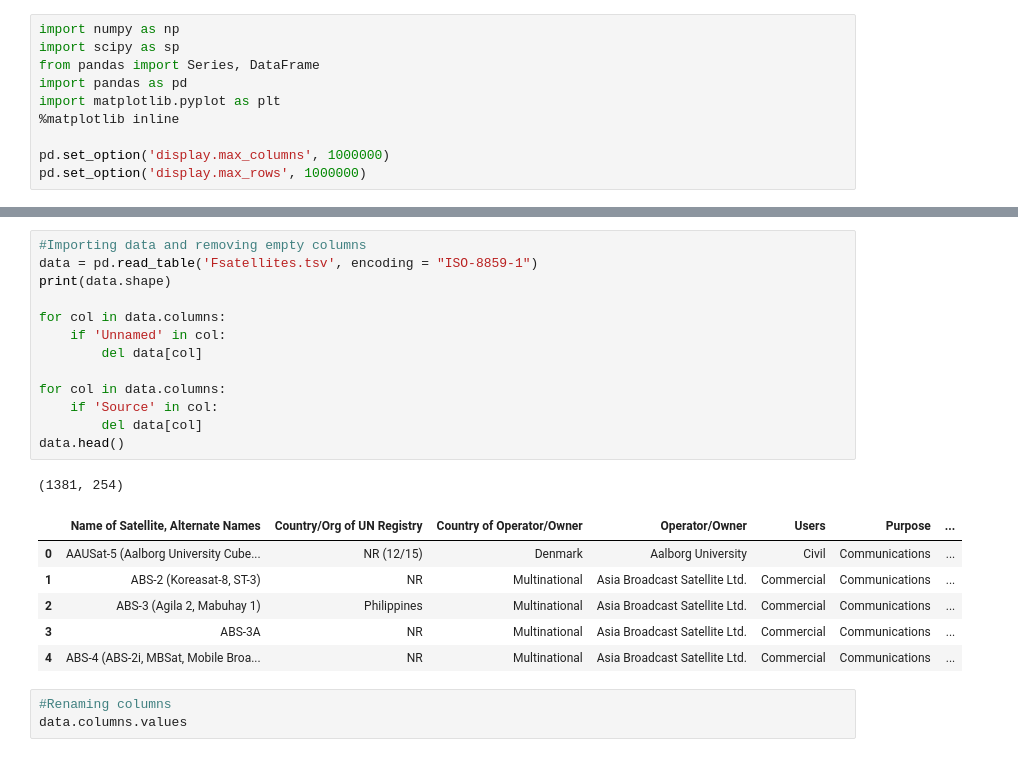
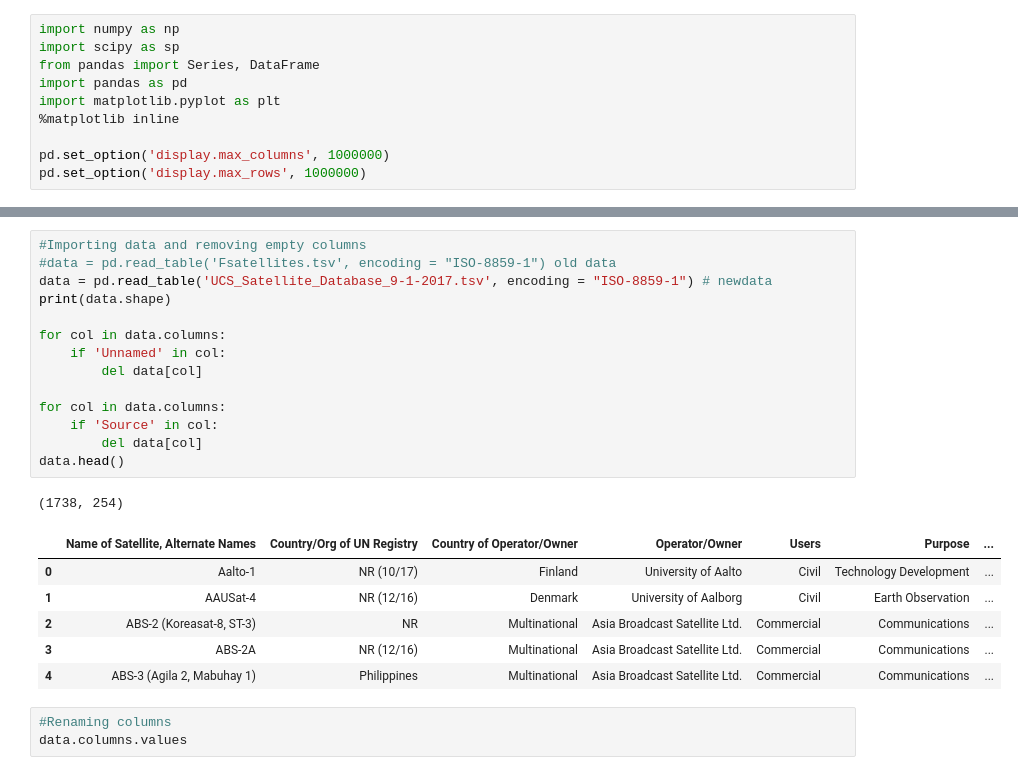
Before and after one commit to Ianssmith/Satellite_Map, a Jupyter notebook: satellites.ipynb, the cells around one changed output, grey strips where cells are left out. Saved outputs shown, nothing was run; the diff lists cells and outputs as text.

```diff
--- a/satellites.ipynb
+++ b/satellites.ipynb
@@ -11,24 +23,25 @@ pd.set_option('display.max_rows', 1000000)
 # %%
 #Importing data and removing empty columns
-data = pd.read_table('Fsatellites.tsv', encoding = "ISO-8859-1")
+#data = pd.read_table('Fsatellites.tsv', encoding = "ISO-8859-1") old data
+data = pd.read_table('UCS_Satellite_Database_9-1-2017.tsv', encoding = "ISO-8859-1") # newdata
 print(data.shape)
 
 for col in data.columns:
     if 'Unnamed' in col:
         del data[col]
 
 for col in data.columns:
     if 'Source' in col:
         del data[col]
 data.head()
 # %% [output]
-(1381, 254)
+(1738, 254)
 |  | Name of Satellite, Alternate Names | Country/Org of UN Registry | Country of Operator/Owner | Operator/Owner | Users | Purpose | ... |
-| 0 | AAUSat-5 (Aalborg University Cube... | NR (12/15) | Denmark | Aalborg University | Civil | Communications | ... |
-| 1 | ABS-2 (Koreasat-8, ST-3) | NR | Multinational | Asia Broadcast Satellite Ltd. | Commercial | Communications | ... |
-| 2 | ABS-3 (Agila 2, Mabuhay 1) | Philippines | Multinational | Asia Broadcast Satellite Ltd. | Commercial | Communications | ... |
-| 3 | ABS-3A | NR | Multinational | Asia Broadcast Satellite Ltd. | Commercial | Communications | ... |
-| 4 | ABS-4 (ABS-2i, MBSat, Mobile Broa... | NR | Multinational | Asia Broadcast Satellite Ltd. | Commercial | Communications | ... |
+| 0 | Aalto-1 | NR (10/17) | Finland | University of Aalto | Civil | Technology Development | ... |
+| 1 | AAUSat-4 | NR (12/16) | Denmark | University of Aalborg | Civil | Earth Observation | ... |
+| 2 | ABS-2 (Koreasat-8, ST-3) | NR | Multinational | Asia Broadcast Satellite Ltd. | Commercial | Communications | ... |
+| 3 | ABS-2A | NR (12/16) | Multinational | Asia Broadcast Satellite Ltd. | Commercial | Communications | ... |
+| 4 | ABS-3 (Agila 2, Mabuhay 1) | Philippines | Multinational | Asia Broadcast Satellite Ltd. | Commercial | Communications | ... |
 # %%
 #Renaming columns
 data.columns.values
```
Also changed, not shown: parts of 24 cells of this notebook, 6 other files.
